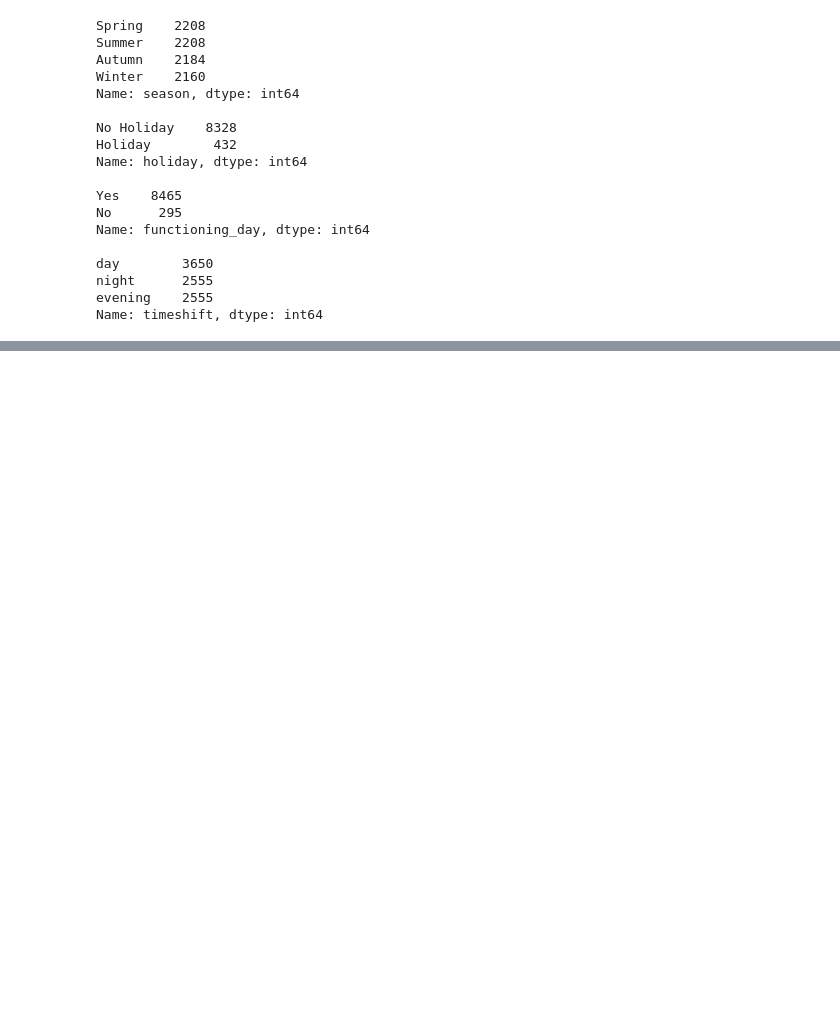
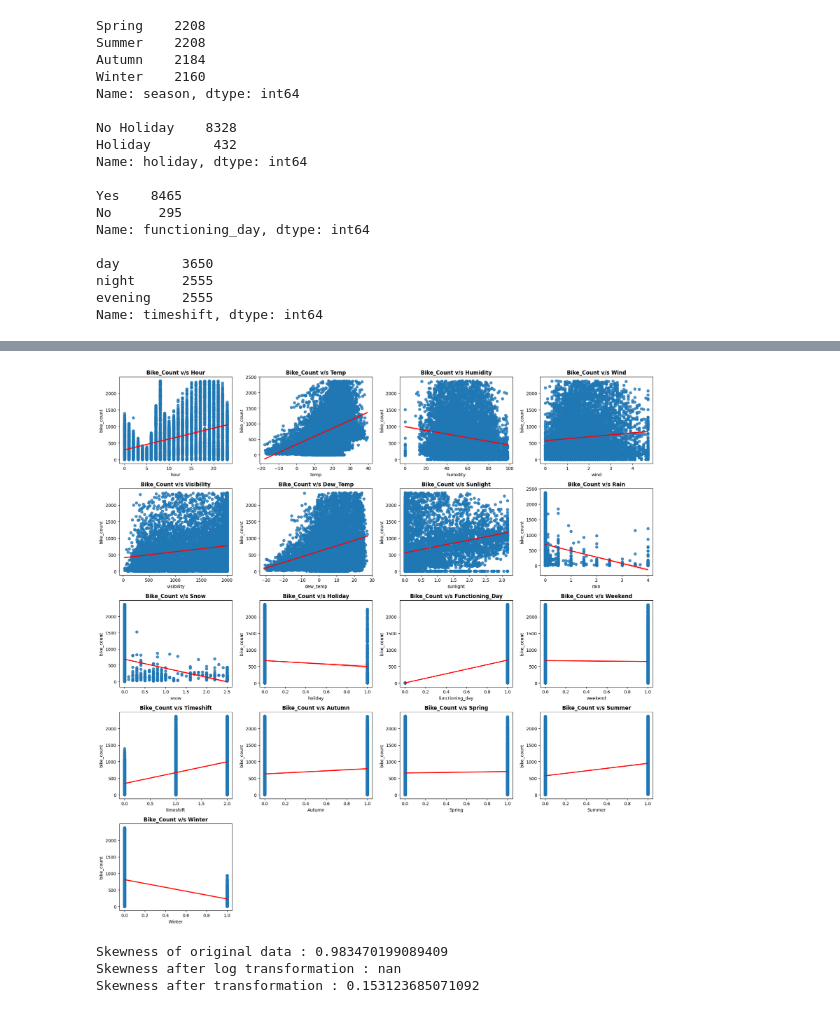
Before and after one commit to Mohit03singh/Bike-Sharing-Demand-Prediction-Regression-Project, a Jupyter notebook: capstone_project_machine_learning.ipynb, the cells around one changed output, grey strips where cells are left out. Drawn from its saved outputs; the diff is of its cells as text; code cells hidden in the pictures; blank space fills up the shorter version.

```diff
--- a/capstone_project_machine_learning.ipynb
+++ b/capstone_project_machine_learning.ipynb
@@ -239,3 +239,9 @@ encoder={'holiday':{'Holiday':1,'No Holiday':0},'functioning_day':{'Yes':1,'No':
 
 
 # encoder is for dictionary column to make it into the numerical to use in machine learning
+# %%
+# Label Encoding
+df = df.replace(encoder)
+
+# One Hot Encoding
+df = pd.get_dummies(df, columns=["season"], prefix='', prefix_sep='')
@@ -241,0 +258,22 @@ encoder={'holiday':{'Holiday':1,'No Holiday':0},'functioning_day':{'Yes':1,'No':
+# %%
+independent_variables = [i for i in df.columns if i not in ['bike_count']]
+
+# Checking Linearity
+plt.figure(figsize=(18,18))
+for n,column in enumerate(independent_variables):
+  plt.subplot(5, 4, n+1)
+  sns.regplot(data = df, x = column, y ='bike_count',line_kws={"color": "red"})
+  plt.title(f'Bike_Count v/s {column.title()}',weight='bold')
+  plt.tight_layout()
+# %% [output]
+[figure, added]
+# %%
+#checking skewness of the dependend variable
+print(f'Skewness of original data : {df.bike_count.skew()}') # data is moderately right skews
+print(f'Skewness after log transformation : {np.log(df.bike_count).skew()}')
+print(f'Skewness after transformation : {np.sqrt(df.bike_count).skew()}') # skewness is very close to symmetric
+#
+# %% [output]
+Skewness of original data : 0.983470199089409
+Skewness after log transformation : nan
+Skewness after transformation : 0.153123685071092
```
Also changed, not shown: parts of 11 cells of this notebook.
